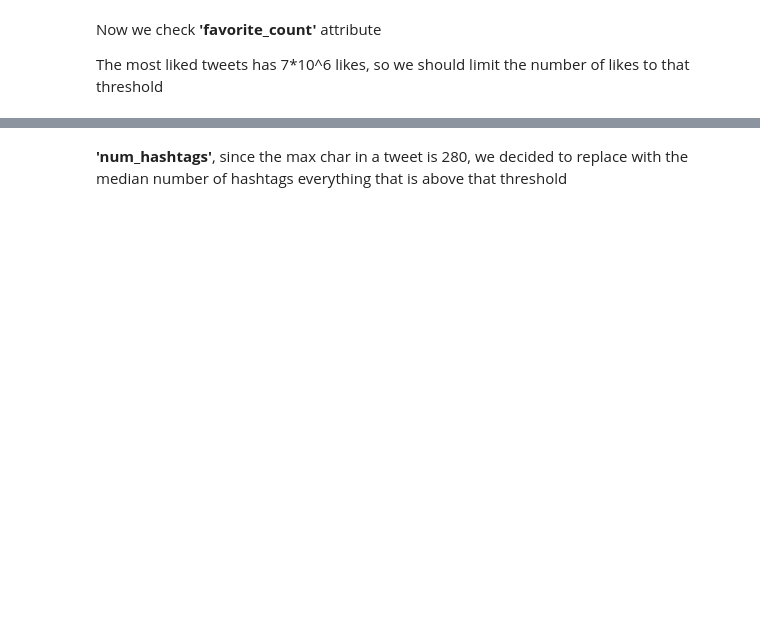
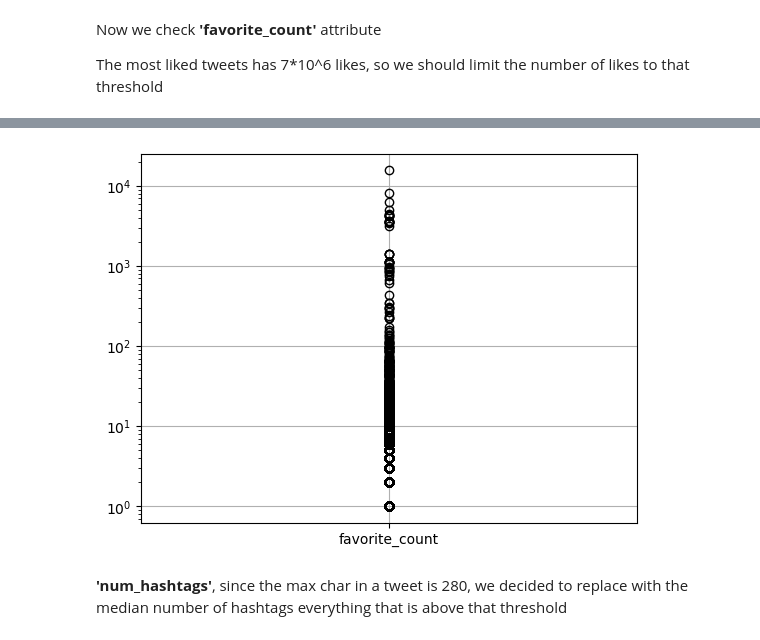
Before and after one commit to alessandrocubic/Unipi-Data-Mining-project-AY-22-23, a Jupyter notebook: data_understanding_ordered.ipynb, the cells around one changed output, grey strips where cells are left out. Cells and saved outputs as stored; diff of their text form; code cells hidden in the pictures; blank space fills up the shorter version.

```diff
--- a/data_understanding_ordered.ipynb
+++ b/data_understanding_ordered.ipynb
@@ -418,10 +408,14 @@ The most liked tweets has 7*10^6 likes, so we should limit the number of likes t
 # %%
-max_likes = 7*10^6
-df_tweets_sample.favorite_count = df_tweets_sample.favorite_count.apply(lambda x: x if x < max_likes else pd.NA)
+max_likes = 7*(10**6)
+df_tweets_sample.favorite_count = df_tweets_sample.favorite_count.apply(
+    lambda x: x if not pd.isna(x) and x < max_likes and x >= 0 else pd.NA)
+df_tweets_sample.favorite_count = df_tweets_sample.favorite_count.astype("Int64")
 
 # Then we display the boxplot
-fig, ax = plt.subplots(1, 2, figsize=(16, 5))
-df_tweets_sample.boxplot(column="favorite_count", ax=ax)
-fig.subplots_adjust(wspace=0.3)
+df_tweets_sample.boxplot(column="favorite_count")
+plt.yscale('log')
+plt.show()
+# %% [output]
+[figure, added]
 # %% [markdown]
 **'num_hashtags'**, since the max char in a tweet is 280, we decided to replace with the median number of hashtags everything that is above that threshold
```
Also changed, not shown: parts of 22 cells of this notebook.
